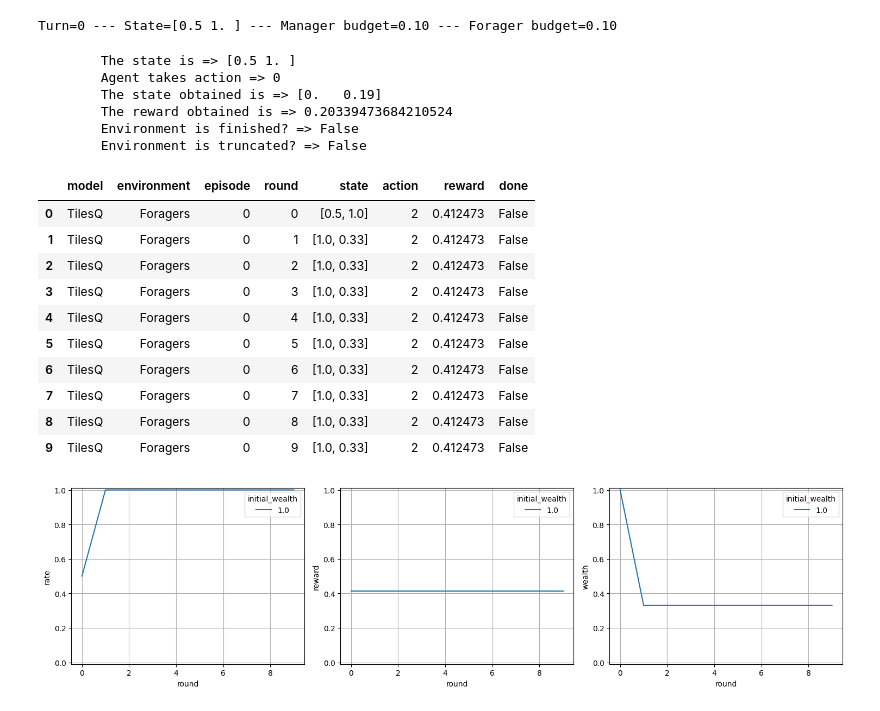
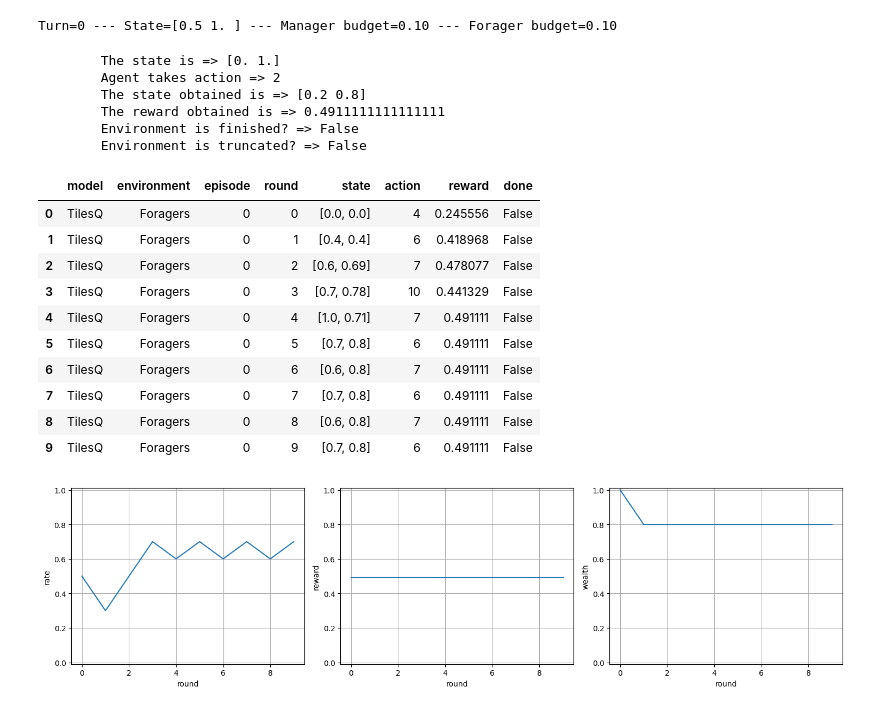
Before and after one commit to EAndrade-Lotero/foragers_and_manager_sim_RL, a Jupyter notebook: notebooks/text_episode.ipynb, the cells around one changed output. Cells and saved outputs as stored; diff of their text form; code cells hidden in the pictures.

```diff
--- a/notebooks/text_episode.ipynb
+++ b/notebooks/text_episode.ipynb
@@ -17,7 +17,7 @@ from utils.interaction import Episode
 from utils.performer import Performer
 from environments.foragers import DiscreteForagersEnv
 # %%
-num_actions = 3
+num_actions = 11
 env = DiscreteForagersEnv(
     initial_rate=0.5,
     initial_wealth=1.0,
@@ -65,10 +65,10 @@ episode = Episode(
 # %%
 episode.play_round(verbose=5)
 # %% [output]
-        The state is => [0.5 1. ]
-        Agent takes action => 0
-        The state obtained is => [0.   0.19]
-        The reward obtained is => 0.20339473684210524
+        The state is => [0. 1.]
+        Agent takes action => 2
+        The state obtained is => [0.2 0.8]
+        The reward obtained is => 0.4911111111111111
         Environment is finished? => False
         Environment is truncated? => False
 # %%
@@ -85,16 +85,16 @@ agent.load(agent_path)
 episode.run(verbose=0, learn=False)
 # %% [output]
 |  | model | environment | episode | round | state | action | reward | done |
-| 0 | TilesQ | Foragers | 0 | 0 | [0.5, 1.0] | 2 | 0.412473 | False |
-| 1 | TilesQ | Foragers | 0 | 1 | [1.0, 0.33] | 2 | 0.412473 | False |
-| 2 | TilesQ | Foragers | 0 | 2 | [1.0, 0.33] | 2 | 0.412473 | False |
-| 3 | TilesQ | Foragers | 0 | 3 | [1.0, 0.33] | 2 | 0.412473 | False |
-| 4 | TilesQ | Foragers | 0 | 4 | [1.0, 0.33] | 2 | 0.412473 | False |
-| 5 | TilesQ | Foragers | 0 | 5 | [1.0, 0.33] | 2 | 0.412473 | False |
-| 6 | TilesQ | Foragers | 0 | 6 | [1.0, 0.33] | 2 | 0.412473 | False |
-| 7 | TilesQ | Foragers | 0 | 7 | [1.0, 0.33] | 2 | 0.412473 | False |
-| 8 | TilesQ | Foragers | 0 | 8 | [1.0, 0.33] | 2 | 0.412473 | False |
-| 9 | TilesQ | Foragers | 0 | 9 | [1.0, 0.33] | 2 | 0.412473 | False |
+| 0 | TilesQ | Foragers | 0 | 0 | [0.0, 0.0] | 4 | 0.245556 | False |
+| 1 | TilesQ | Foragers | 0 | 1 | [0.4, 0.4] | 6 | 0.418968 | False |
+| 2 | TilesQ | Foragers | 0 | 2 | [0.6, 0.69] | 7 | 0.478077 | False |
+| 3 | TilesQ | Foragers | 0 | 3 | [0.7, 0.78] | 10 | 0.441329 | False |
+| 4 | TilesQ | Foragers | 0 | 4 | [1.0, 0.71] | 7 | 0.491111 | False |
+| 5 | TilesQ | Foragers | 0 | 5 | [0.7, 0.8] | 6 | 0.491111 | False |
+| 6 | TilesQ | Foragers | 0 | 6 | [0.6, 0.8] | 7 | 0.491111 | False |
+| 7 | TilesQ | Foragers | 0 | 7 | [0.7, 0.8] | 6 | 0.491111 | False |
+| 8 | TilesQ | Foragers | 0 | 8 | [0.6, 0.8] | 7 | 0.491111 | False |
+| 9 | TilesQ | Foragers | 0 | 9 | [0.7, 0.8] | 6 | 0.491111 | False |
 # %%
 df = episode.run(verbose=0, learn=False)
 df["rate"] = df['state'].apply(lambda x: x[0])
@@ -104,34 +104,34 @@ df["initial_wealth"] = df.loc[0, "state"][1]
 fig, axes = plt.subplots(
     1, 3,
     figsize=(15,4),
     tight_layout=True,
     sharex=True,
     sharey=False,
 )
 sns.lineplot(
     data=df,
     x='round',
     y='rate',
-    hue='initial_wealth',
+    # hue='initial_wealth',
     ax=axes[0]
 )
 sns.lineplot(
     data=df,
     x='round',
     y='wealth',
-    hue='initial_wealth',
+    # hue='initial_wealth',
     ax=axes[2]
 )
 sns.lineplot(
     data=df,
     x='round',
     y='reward',
-    hue='initial_wealth',
+    # hue='initial_wealth',
     ax=axes[1]
 )
 
 for ax in axes:
     ax.grid()
     ax.set_ylim([-.01, 1.01])
 # %% [output]
-[figure, old version]
+[figure, new version]
```
Also changed, not shown: 7 other files.
